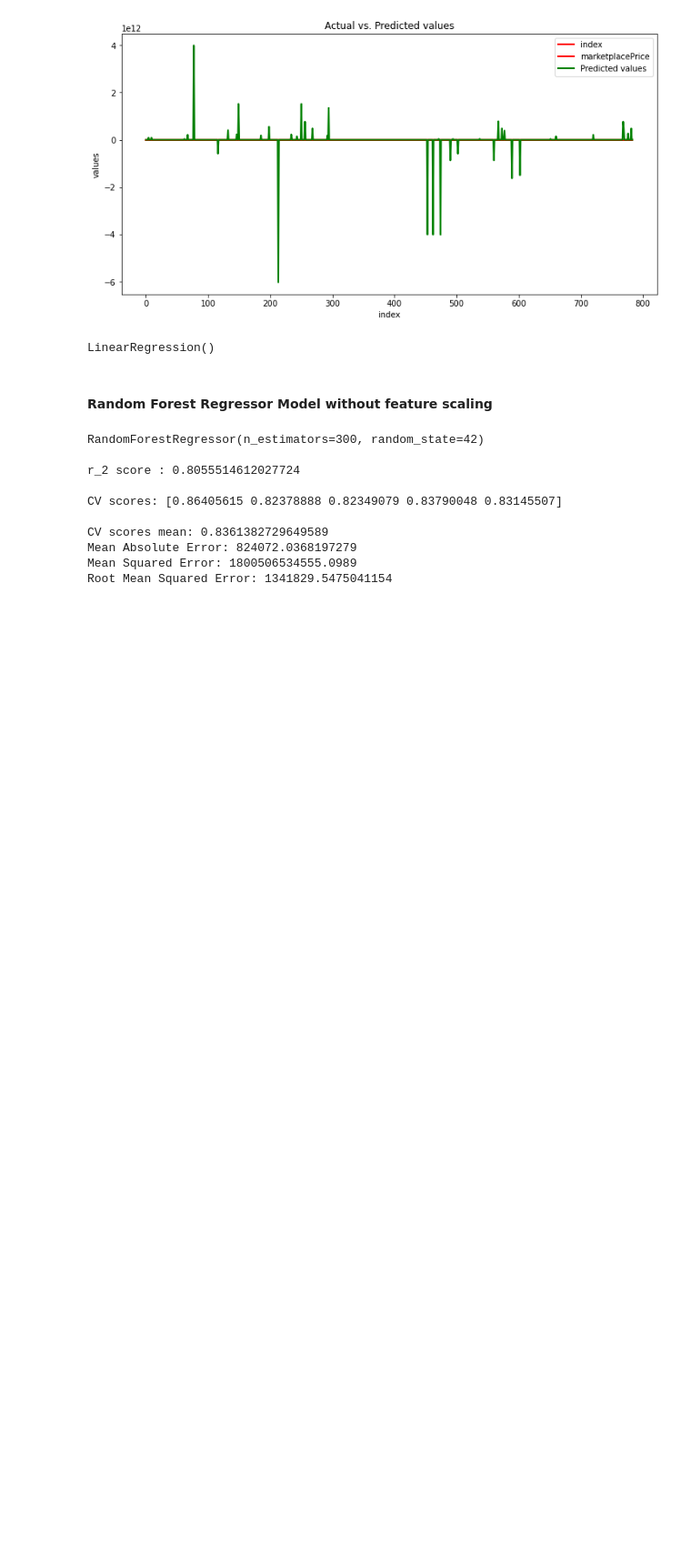
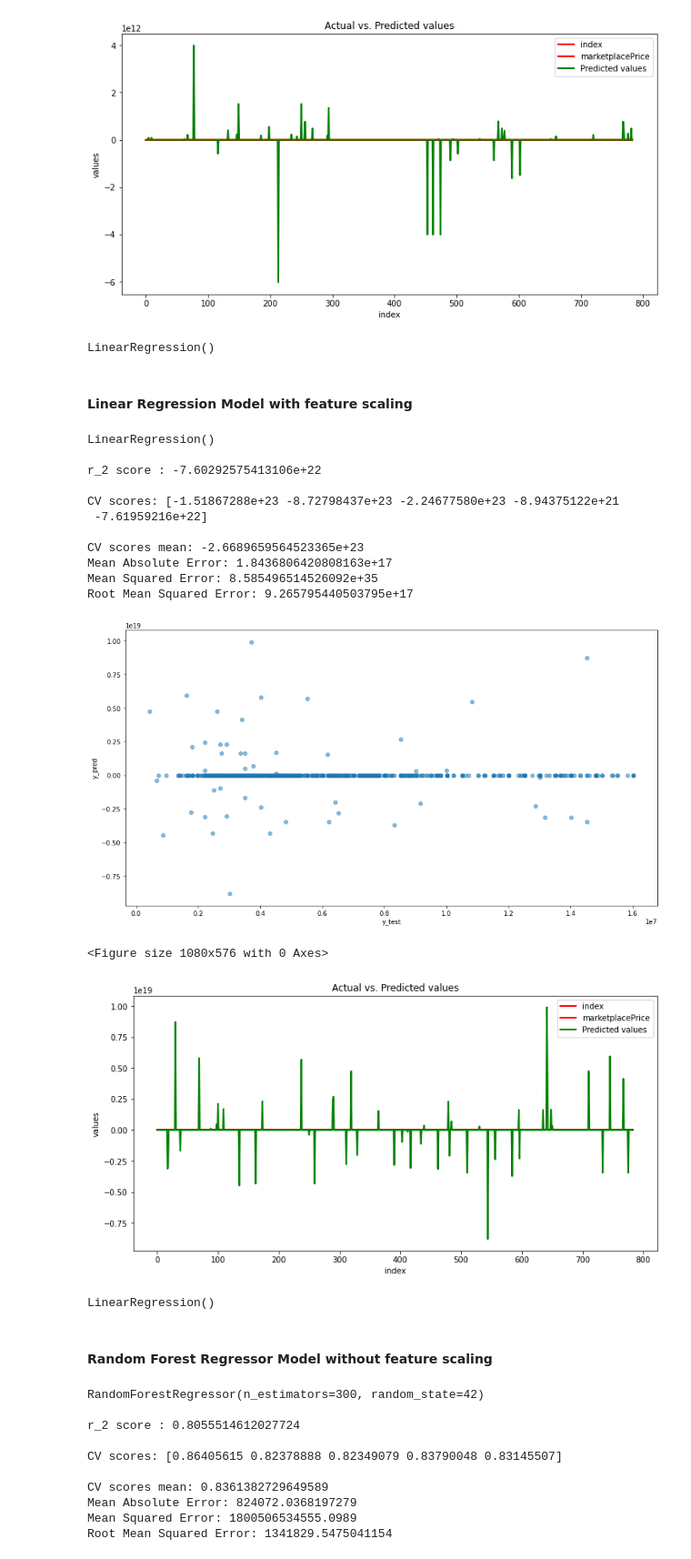
Before and after one commit to foskyblue/vehicle_price_prediction_system, a Jupyter notebook: vehicle_price_prediction.ipynb, the cells around one changed output. Shown at 91% size. Saved outputs shown, nothing was run; the diff lists cells and outputs as text; code cells hidden in the pictures; blank space fills up the shorter version.

```diff
--- a/vehicle_price_prediction.ipynb
+++ b/vehicle_price_prediction.ipynb
@@ -811,3 +833,25 @@ LinearRegression()
+# %% [markdown]
+#### Linear Regression Model with feature scaling
+# %%
+lr2 = LinearRegression()
+algo_lr2 = model(lr, x_scaled_train, y_scaled_train, x_scaled_test, y_scaled_test)
+algo_lr2
+# %% [output]
+LinearRegression()
+
+r_2 score : -7.60292575413106e+22
+
+CV scores: [-1.51867288e+23 -8.72798437e+23 -2.24677580e+23 -8.94375122e+21
+ -7.61959216e+22]
+
+CV scores mean: -2.6689659564523365e+23
+Mean Absolute Error: 1.8436806420808163e+17
+Mean Squared Error: 8.585496514526092e+35
+Root Mean Squared Error: 9.265795440503795e+17
+[figure, added]
+<Figure size 1080x576 with 0 Axes>
+[figure, added]
+LinearRegression()
 # %% [markdown]
 #### Random Forest Regressor Model without feature scaling
 # %%
```
Also changed, not shown: parts of 20 cells of this notebook.
